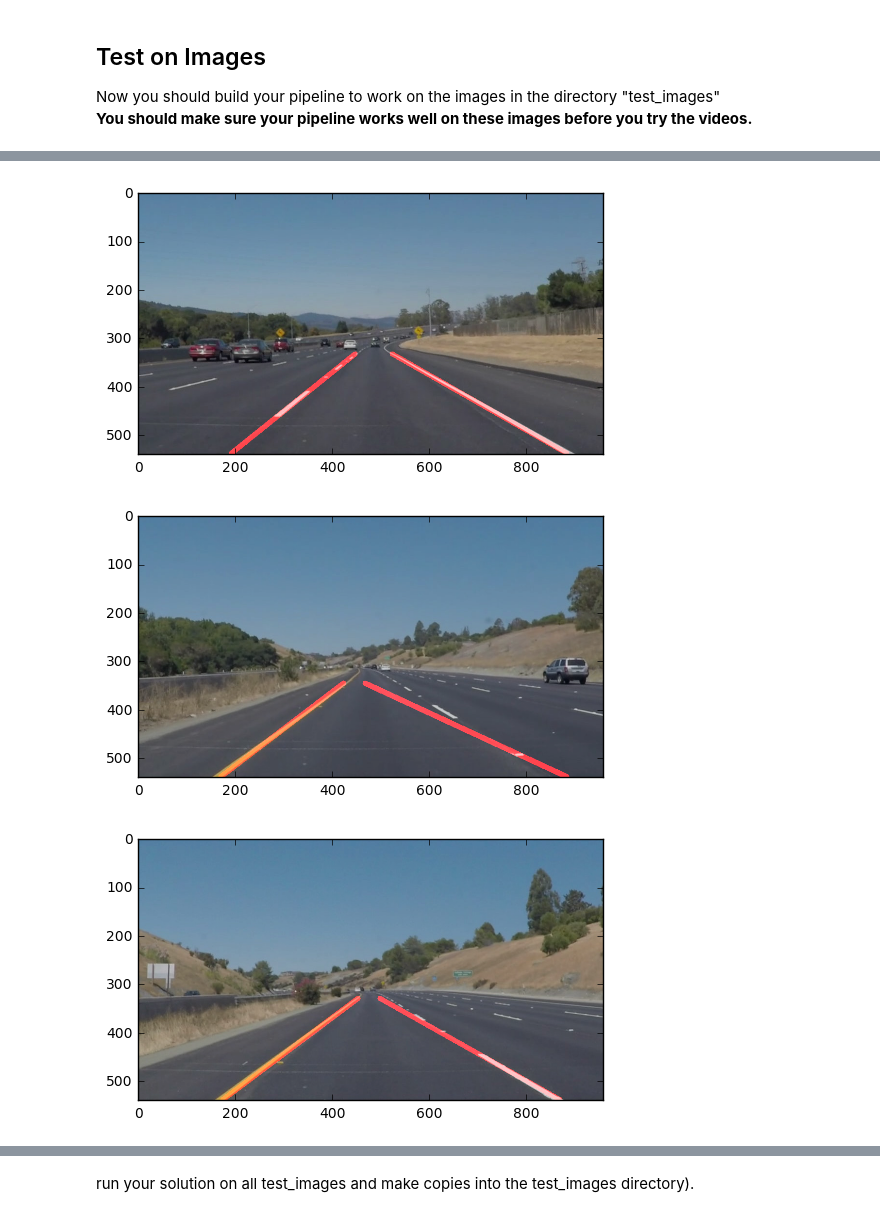
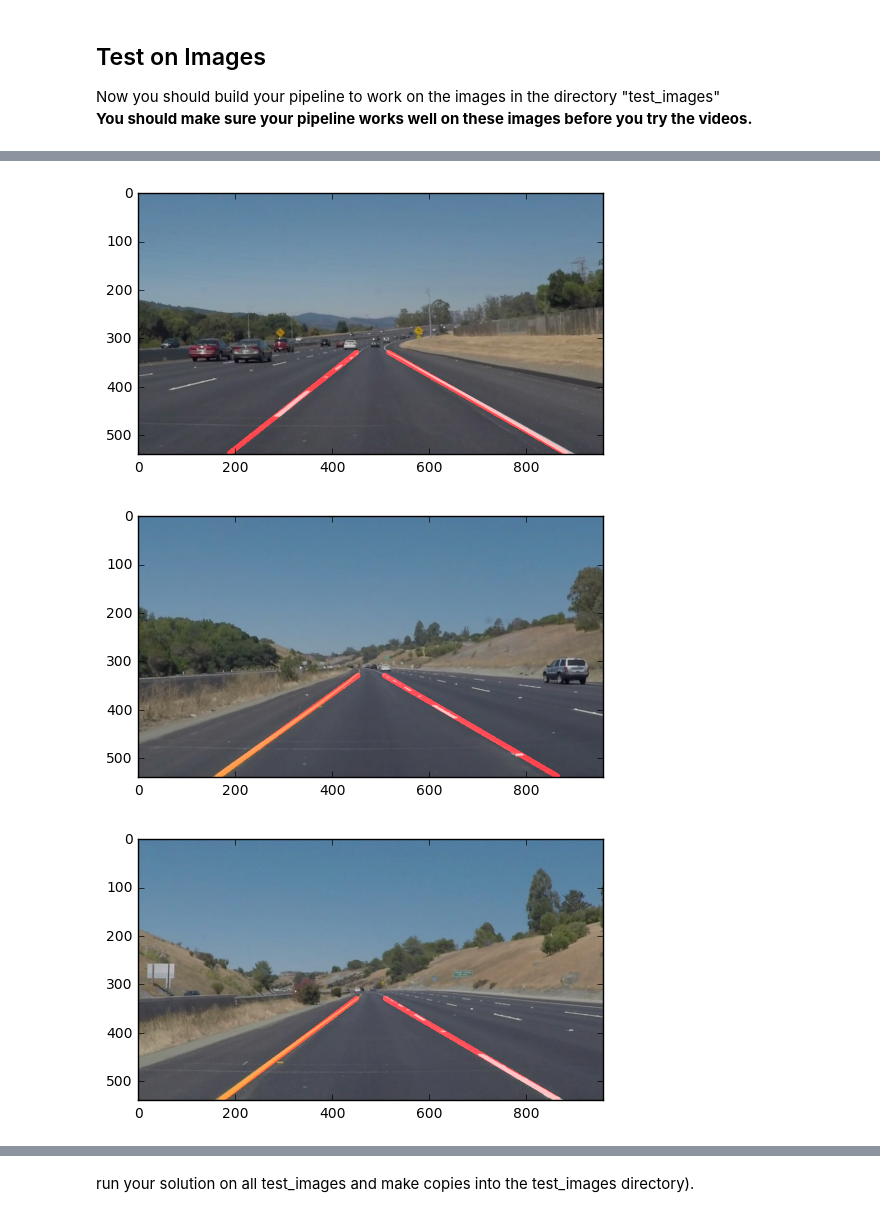
Before and after one commit to spadin/CarND-LaneLines-P1, a Jupyter notebook: P1.ipynb, the cells around one changed output, grey strips where cells are left out. Saved outputs shown, nothing was run; the diff lists cells and outputs as text; code cells hidden in the pictures.

Commit message:
Make lane line detection smoother

```diff
--- a/P1.ipynb
+++ b/P1.ipynb
@@ -192,8 +202,8 @@ def draw_lines(img, lines, color=[255, 0, 0], thickness=10):
 
     # split the fits into positive and negative slopes, signifying
     # left and right lane lines.
-    positive_slope_fits = fits[fits[:, 0] > 0]
-    negative_slope_fits = fits[fits[:, 0] < 0]
+    positive_slope_fits = fits[fits[:, 0] > 0.1]
+    negative_slope_fits = fits[fits[:, 0] < -0.1]
 
     # take the average of the left and right lane line fits so
     # we can end up drawing one single line on each side of the
@@ -227,11 +237,11 @@ def pipeline(image):
     """
     gray = grayscale(image)
 
-    kernel_size = 3
+    kernel_size = 9
     gray_blur = gaussian_blur(gray, kernel_size)
 
-    low_threshold = 50
-    high_threshold = 150
+    low_threshold = 75
+    high_threshold = 120
     edges = canny(gray_blur, low_threshold, high_threshold)
 
     vertices = np.array([[
@@ -244,10 +254,10 @@ def pipeline(image):
     region = region_of_interest(edges, vertices)
 
     rho = 1
-    theta = np.pi/180
-    threshold = 1
-    min_line_length = 20
-    max_line_gap = 5
+    theta = np.pi/360
+    threshold = 25
+    min_line_length = 5
+    max_line_gap = 120
 
     lines = hough_lines(region, rho, theta, threshold,
                         min_line_length, max_line_gap)
@@ -280,3 +290,3 @@ pipeline_image('test_images/whiteCarLaneSwitch.jpg')
 [figure]
-[figure, old version]
+[figure, new version]
 [figure]
```
Also changed, not shown: parts of 10 cells of this notebook, 3 other files.
